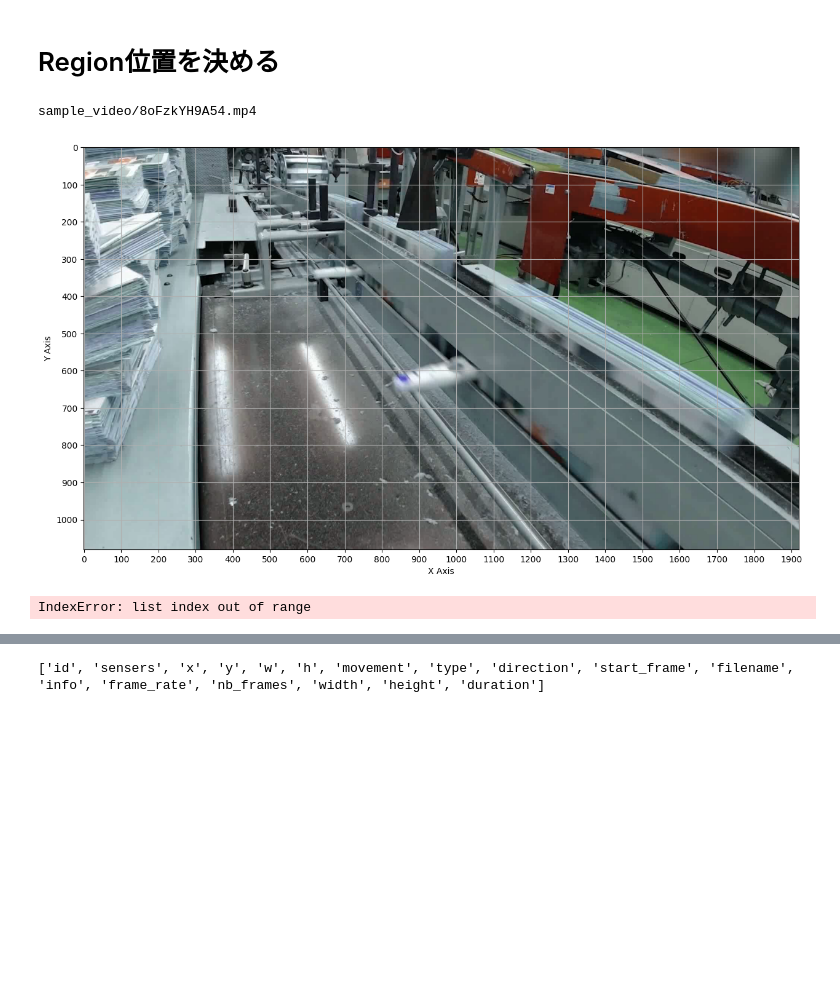
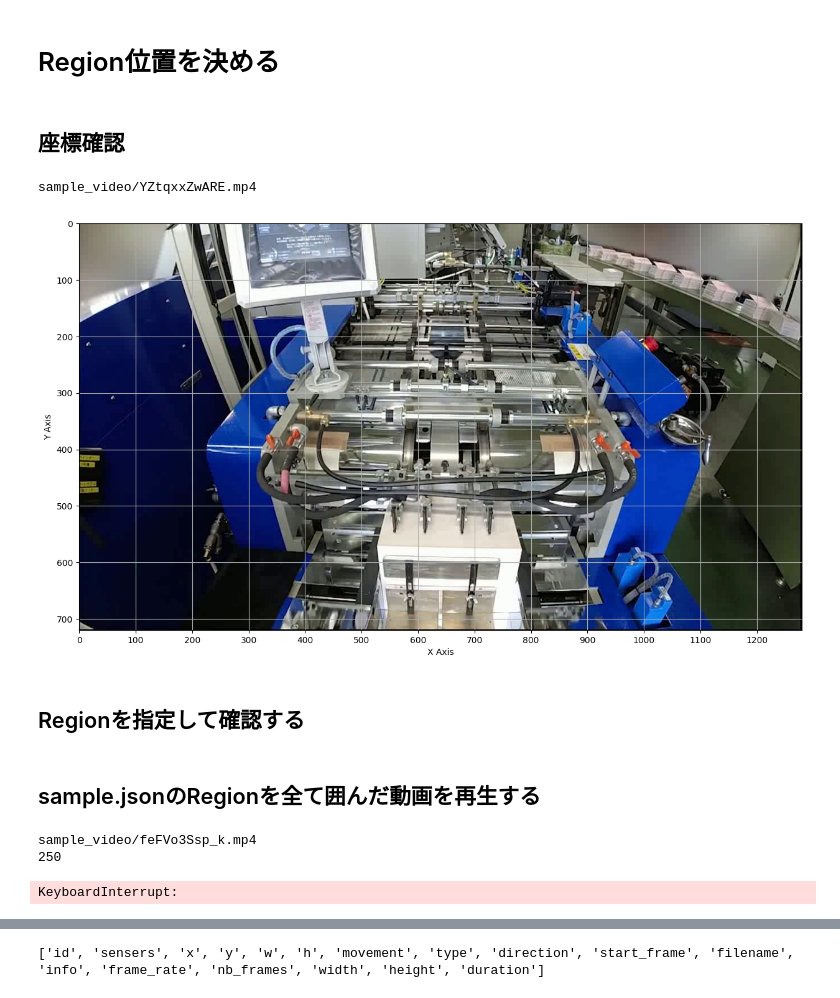
Before and after one commit to ShotaroKataoka/work-recognition-with-pseudo-sensing, a Jupyter notebook: pseudo_sensing/experiment.ipynb, the cells around one changed output, grey strips where cells are left out. Cells and saved outputs as stored; diff of their text form; code cells hidden in the pictures; blank space fills up the shorter version.

Commit message:
👍 fix region

```diff
--- a/pseudo_sensing/experiment.ipynb
+++ b/pseudo_sensing/experiment.ipynb
@@ -6,6 +6,7 @@ def get_frame(filepath, frame_num=0, x=0, y=0, w=None, h=None):
     cap = cv2.VideoCapture(filepath)
     cap.set(cv2.CAP_PROP_POS_FRAMES, frame_num)
     ret, frame = cap.read()
+    frame = cv2.cvtColor(frame, cv2.COLOR_BGR2RGB)
     if not ret:
         return None
     if w and h:
@@ -19,34 +15,43 @@ filepath = files[0]
+# %% [markdown]
+## 座標確認
 # %%
 # 必要なライブラリのインポート
+from glob import glob
+
 import matplotlib.pyplot as plt
 import matplotlib.image as mpimg
 import numpy as np
+
+files = glob('sample_video/*.mp4')
+filepath = files[9]
 
 # 画像の読み込み
 print(filepath)
 image = get_frame(filepath)
 
 # 画像の表示
 plt.figure(figsize=(15, 15))  # 画像の表示サイズを指定
 plt.imshow(image)
 
 # x軸、y軸を表示する
 plt.xlabel('X Axis')
 plt.ylabel('Y Axis')
 
 # 軸の目盛りを細かく設定
 height, width, _ = image.shape
 plt.xticks(np.arange(0, width, 100))  # x方向に20分割
 plt.yticks(np.arange(0, height, 100))  # y方向に20分割
 
 # グリッドを表示する（任意）
 plt.grid(True)
 
 # プロットの表示
 plt.show()
 # %% [output]
-sample_video/8oFzkYH9A54.mp4
+sample_video/YZtqxxZwARE.mp4
-[figure, old version]
+[figure, new version]
+# %% [markdown]
+## Regionを指定して確認する
 # %%
 """regionの位置を指定して、その領域を赤枠で囲んだ動画を再生する"""
 region = {"x": 600, "y": 50, "w": 25, "h": 25}
@@ -87,17 +92,19 @@ for i in range(times*25):
     cv2.imshow('frame', frame)
     cv2.waitKey(1000//25)
 cv2.destroyAllWindows()
+# %% [markdown]
+## sample.jsonのRegionを全て囲んだ動画を再生する
 # %%
 """sample.jsonに記載されているregionの位置を全て赤枠で囲んだ動画を再生する"""
 import json
 from glob import glob
 
 files = glob('sample_video/*.mp4')
-filepath = files[10]
+filepath = files[8]
 
 
-times = 10
-start_time = 0
+times = 120
+start_time = 10
 
 print(filepath)
 print(start_time * 25)
@@ -134,5 +141,7 @@ for i in range(times*25):
 cv2.destroyAllWindows()
 cap.release()
 # %% [output]
-IndexError: list index out of range
+sample_video/feFVo3Ssp_k.mp4
+250
+KeyboardInterrupt:
 # %% [markdown]
```
Also changed, not shown: parts of 3 cells of this notebook, 1 other file.
